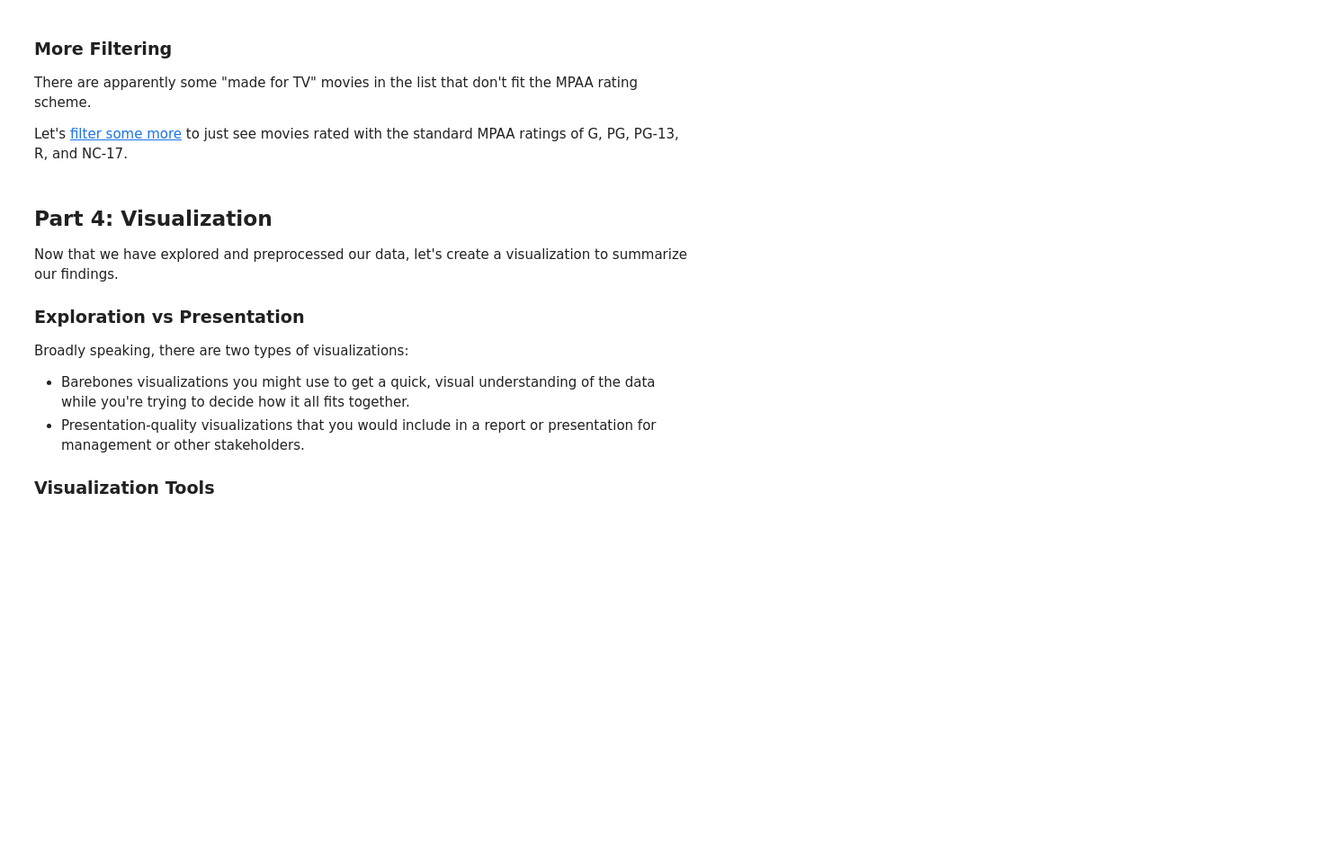
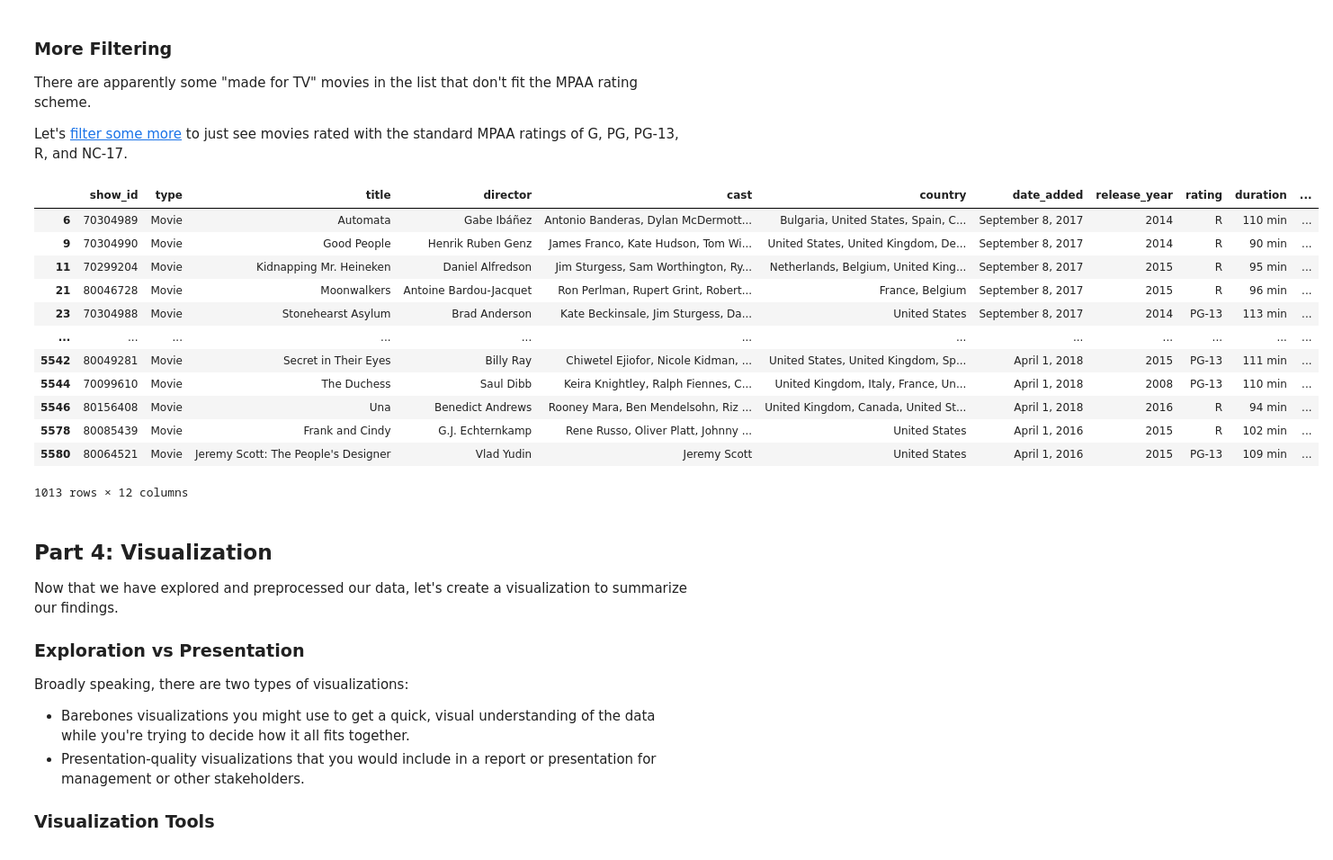
Before and after one commit to fldsantos/CSE212, a Jupyter notebook: notebooks/Exploration_01.ipynb, the cells around one changed output. Shown at 90% size. Drawn from its saved outputs; the diff is of its cells as text; code cells hidden in the pictures; blank space fills up the shorter version.

```diff
--- a/notebooks/Exploration_01.ipynb
+++ b/notebooks/Exploration_01.ipynb
@@ -71,7 +135,24 @@ Let's [filter some more](https://pandas.pydata.org/docs/getting_started/intro_tu
 # %%
 # Filter the list of movies to select a new subset containing only movies with
 # a standard MPAA rating. Calculate how many rows are in this new set, and
 # then see which ratings appear most often.
+ratings = ['G', 'PG', 'PG-13', 'R', 'NC-17']
+mpaa_subset = movie_subset[movie_subset['rating'].isin(ratings)]
+mpaa_subset
+# %% [output]
+|  | show_id | type | title | director | cast | country | date_added | release_year | rating | duration | ... |
+| 6 | 70304989 | Movie | Automata | Gabe Ibáñez | Antonio Banderas, Dylan McDermott... | Bulgaria, United States, Spain, C... | September 8, 2017 | 2014 | R | 110 min | ... |
+| 9 | 70304990 | Movie | Good People | Henrik Ruben Genz | James Franco, Kate Hudson, Tom Wi... | United States, United Kingdom, De... | September 8, 2017 | 2014 | R | 90 min | ... |
+| 11 | 70299204 | Movie | Kidnapping Mr. Heineken | Daniel Alfredson | Jim Sturgess, Sam Worthington, Ry... | Netherlands, Belgium, United King... | September 8, 2017 | 2015 | R | 95 min | ... |
+| 21 | 80046728 | Movie | Moonwalkers | Antoine Bardou-Jacquet | Ron Perlman, Rupert Grint, Robert... | France, Belgium | September 8, 2017 | 2015 | R | 96 min | ... |
+| 23 | 70304988 | Movie | Stonehearst Asylum | Brad Anderson | Kate Beckinsale, Jim Sturgess, Da... | United States | September 8, 2017 | 2014 | PG-13 | 113 min | ... |
+| ... | ... | ... | ... | ... | ... | ... | ... | ... | ... | ... | ... |
+| 5542 | 80049281 | Movie | Secret in Their Eyes | Billy Ray | Chiwetel Ejiofor, Nicole Kidman, ... | United States, United Kingdom, Sp... | April 1, 2018 | 2015 | PG-13 | 111 min | ... |
+| 5544 | 70099610 | Movie | The Duchess | Saul Dibb | Keira Knightley, Ralph Fiennes, C... | United Kingdom, Italy, France, Un... | April 1, 2018 | 2008 | PG-13 | 110 min | ... |
+| 5546 | 80156408 | Movie | Una | Benedict Andrews | Rooney Mara, Ben Mendelsohn, Riz ... | United Kingdom, Canada, United St... | April 1, 2018 | 2016 | R | 94 min | ... |
+| 5578 | 80085439 | Movie | Frank and Cindy | G.J. Echternkamp | Rene Russo, Oliver Platt, Johnny ... | United States | April 1, 2016 | 2015 | R | 102 min | ... |
+| 5580 | 80064521 | Movie | Jeremy Scott: The People's Designer | Vlad Yudin | Jeremy Scott | United States | April 1, 2016 | 2015 | PG-13 | 109 min | ... |
+1013 rows × 12 columns
 # %% [markdown]
 ## Part 4: Visualization
 Now that we have explored and preprocessed our data, let's create a visualization to summarize our findings.
```
Also changed, not shown: parts of 12 cells of this notebook.
